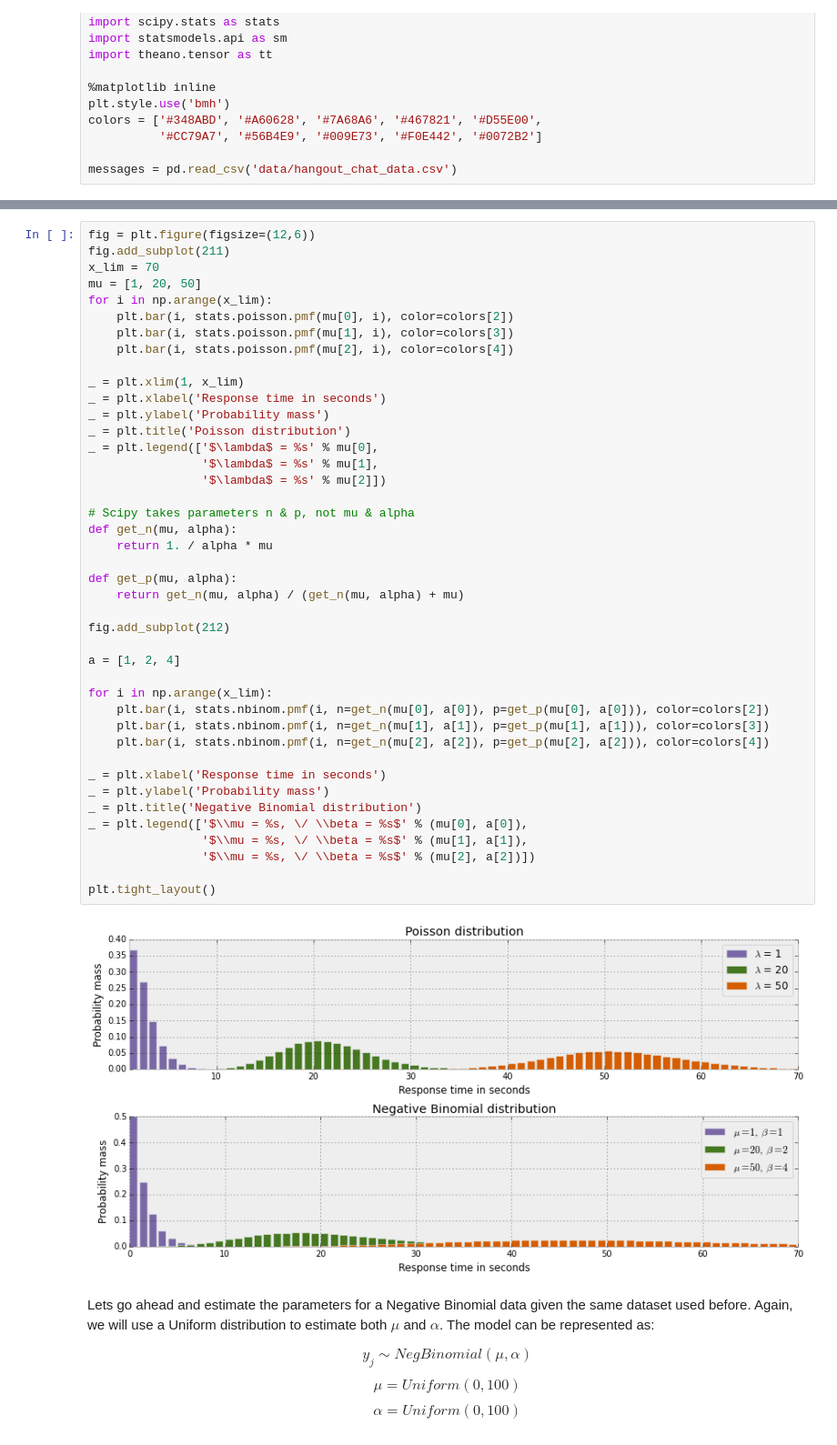
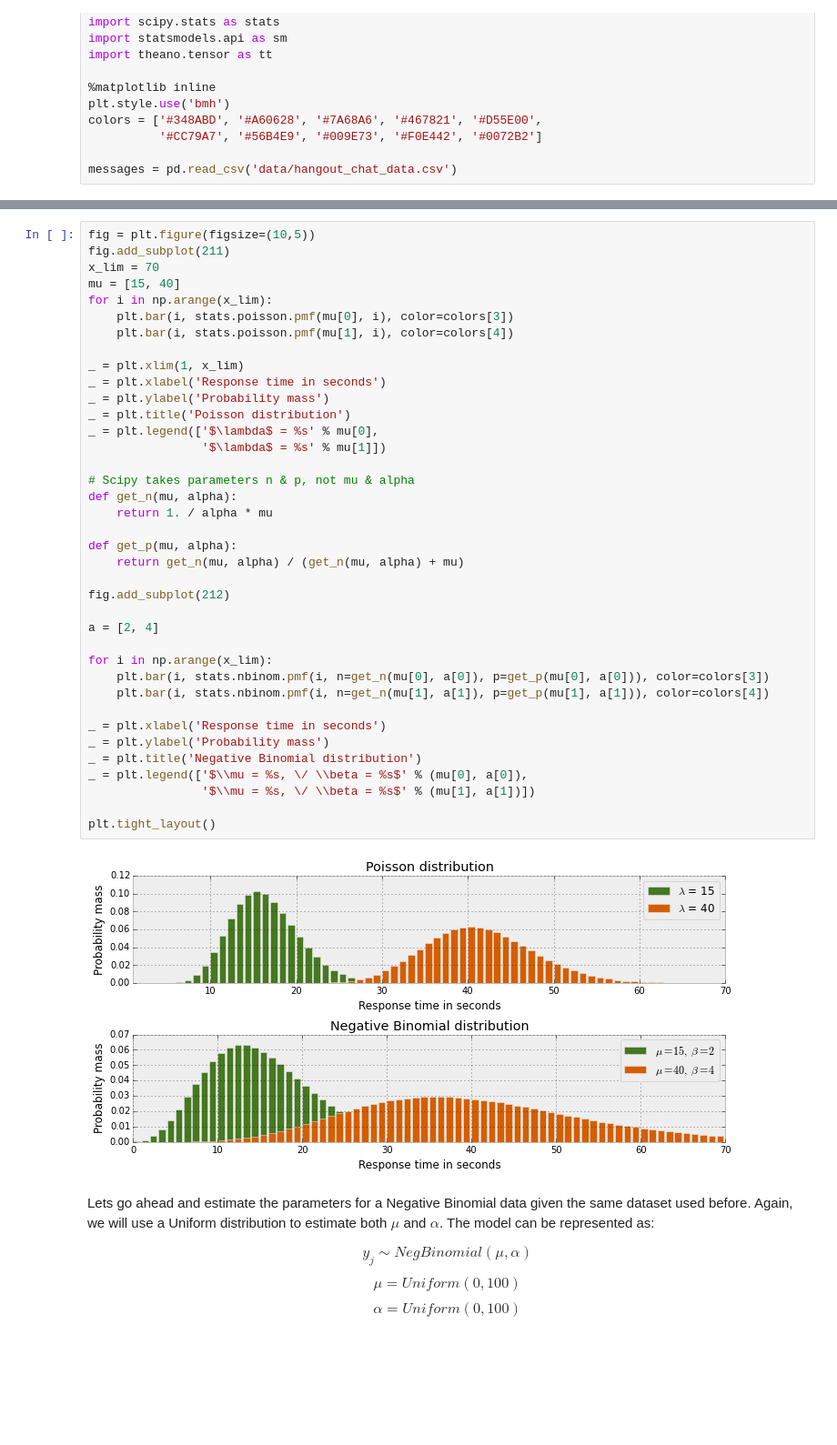
Before and after one commit to markdregan/Bayesian-Modelling-in-Python, a Jupyter notebook: 02. Model checking - posterior predictive and bayes factor.ipynb, the cells around one changed output, grey strips where cells are left out. Shown at 91% size. Saved outputs shown, nothing was run; the diff lists cells and outputs as text; blank space fills up the shorter version.

```diff
--- a/02. Model checking - posterior predictive and bayes factor.ipynb
+++ b/02. Model checking - posterior predictive and bayes factor.ipynb
@@ -76,47 +80,43 @@ One other option we have is the Negative Binomial distribution. This has very si
 # %%
-fig = plt.figure(figsize=(12,6))
+fig = plt.figure(figsize=(10,5))
 fig.add_subplot(211)
 x_lim = 70
-mu = [1, 20, 50]
+mu = [15, 40]
 for i in np.arange(x_lim):
-    plt.bar(i, stats.poisson.pmf(mu[0], i), color=colors[2])
-    plt.bar(i, stats.poisson.pmf(mu[1], i), color=colors[3])
-    plt.bar(i, stats.poisson.pmf(mu[2], i), color=colors[4])
+    plt.bar(i, stats.poisson.pmf(mu[0], i), color=colors[3])
+    plt.bar(i, stats.poisson.pmf(mu[1], i), color=colors[4])
 
 _ = plt.xlim(1, x_lim)
 _ = plt.xlabel('Response time in seconds')
 _ = plt.ylabel('Probability mass')
 _ = plt.title('Poisson distribution')
 _ = plt.legend(['$\lambda$ = %s' % mu[0],
-                '$\lambda$ = %s' % mu[1],
-                '$\lambda$ = %s' % mu[2]])
+                '$\lambda$ = %s' % mu[1]])
 
 # Scipy takes parameters n & p, not mu & alpha
 def get_n(mu, alpha):
     return 1. / alpha * mu
 
 def get_p(mu, alpha):
     return get_n(mu, alpha) / (get_n(mu, alpha) + mu)
 
 fig.add_subplot(212)
 
-a = [1, 2, 4]
+a = [2, 4]
 
 for i in np.arange(x_lim):
-    plt.bar(i, stats.nbinom.pmf(i, n=get_n(mu[0], a[0]), p=get_p(mu[0], a[0])), color=colors[2])
-    plt.bar(i, stats.nbinom.pmf(i, n=get_n(mu[1], a[1]), p=get_p(mu[1], a[1])), color=colors[3])
-    plt.bar(i, stats.nbinom.pmf(i, n=get_n(mu[2], a[2]), p=get_p(mu[2], a[2])), color=colors[4])
+    plt.bar(i, stats.nbinom.pmf(i, n=get_n(mu[0], a[0]), p=get_p(mu[0], a[0])), color=colors[3])
+    plt.bar(i, stats.nbinom.pmf(i, n=get_n(mu[1], a[1]), p=get_p(mu[1], a[1])), color=colors[4])
 
 _ = plt.xlabel('Response time in seconds')
 _ = plt.ylabel('Probability mass')
 _ = plt.title('Negative Binomial distribution')
 _ = plt.legend(['$\\mu = %s, \/ \\beta = %s$' % (mu[0], a[0]),
-                '$\\mu = %s, \/ \\beta = %s$' % (mu[1], a[1]),
-                '$\\mu = %s, \/ \\beta = %s$' % (mu[2], a[2])])
+                '$\\mu = %s, \/ \\beta = %s$' % (mu[1], a[1])])
 
 plt.tight_layout()
 # %% [output]
-[figure, old version]
+[figure, new version]
 # %% [markdown]
 Lets go ahead and estimate the parameters for a Negative Binomial data given the same dataset used before. Again, we will use a Uniform distribution to estimate both $\mu$ and $\alpha$. The model can be represented as:
 
```
Also changed, not shown: parts of 15 cells of this notebook, 1 other file.
